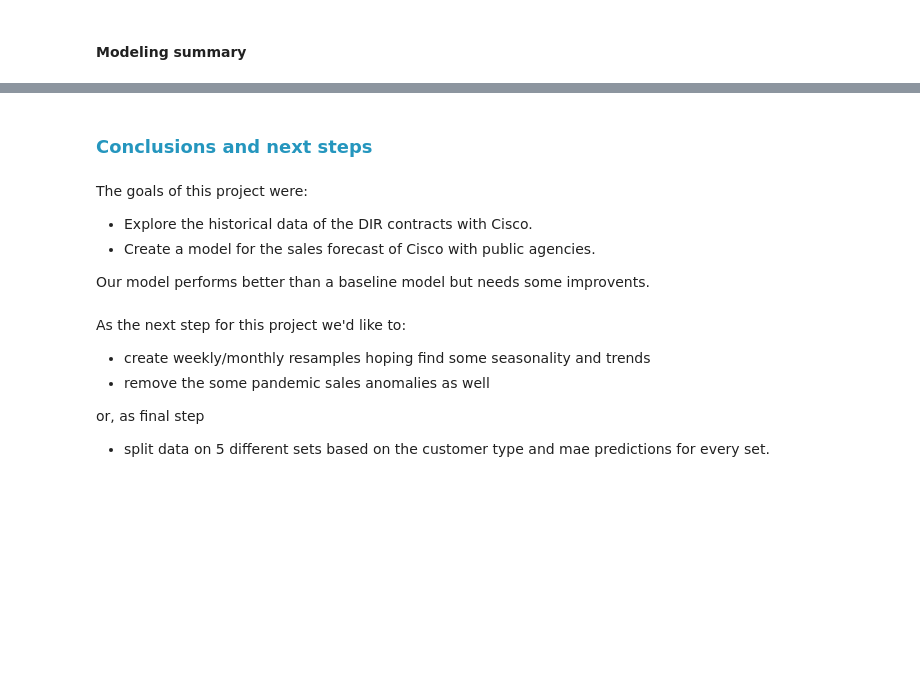
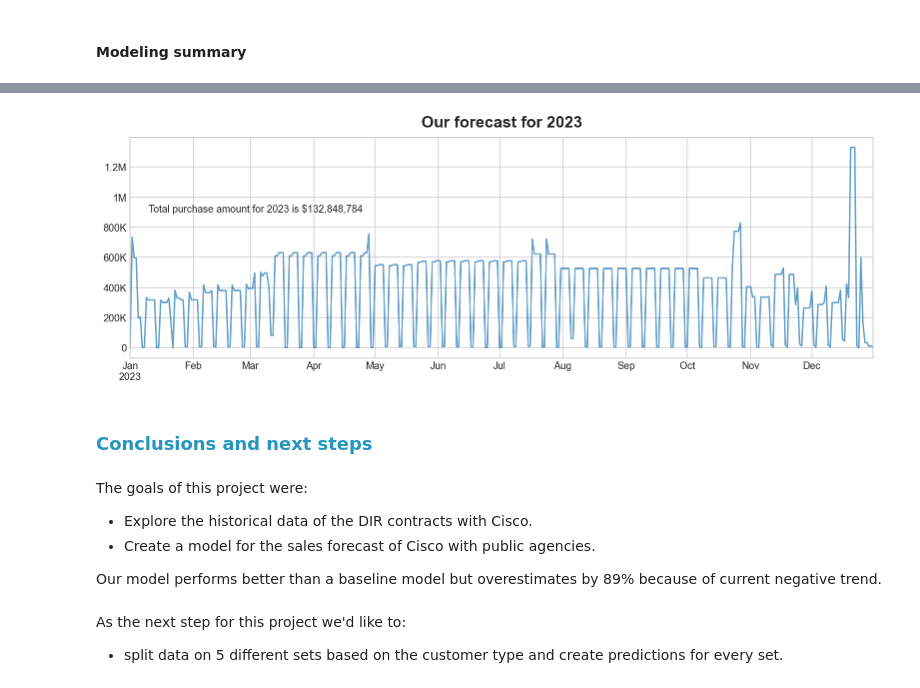
Before and after one commit to The-Real-MVPs/cisco-time-series-analysis, a Jupyter notebook: final_notebook.ipynb, the cells around one changed output, grey strips where cells are left out. Cells and saved outputs as stored; diff of their text form; code cells hidden in the pictures; blank space fills up the shorter version.

```diff
--- a/final_notebook.ipynb
+++ b/final_notebook.ipynb
@@ -489,3 +424,8 @@ tsmw.run_test_model(save_results=True)
+# %%
+# shows our forecast for 2023
+f.plot_2023_forecast()
+# %% [output]
+[figure, added]
 # %% [markdown]
 <h3 style="color:#2596be;">Conclusions and next steps</h3>
 # %% [markdown]
@@ -493,11 +433,8 @@ The goals of this project were:
 - Explore the historical data of the DIR contracts with Cisco.
 - Create a model for the sales forecast of Cisco with public agencies.
 
-Our model performs better than a baseline model but needs some improvents.
+Our model performs better than a baseline model but overestimates by 89% because of current negative trend.
 # %% [markdown]
 As the next step for this project we'd like to:
-- create weekly/monthly resamples hoping find some seasonality and trends
-- remove the some pandemic sales anomalies as well
 
-or, as final step
-- split data on 5 different sets based on the customer type and mae predictions for every set.
+- split data on 5 different sets based on the customer type and create predictions for every set.
```
Also changed, not shown: parts of 47 cells of this notebook, 4 other files.
